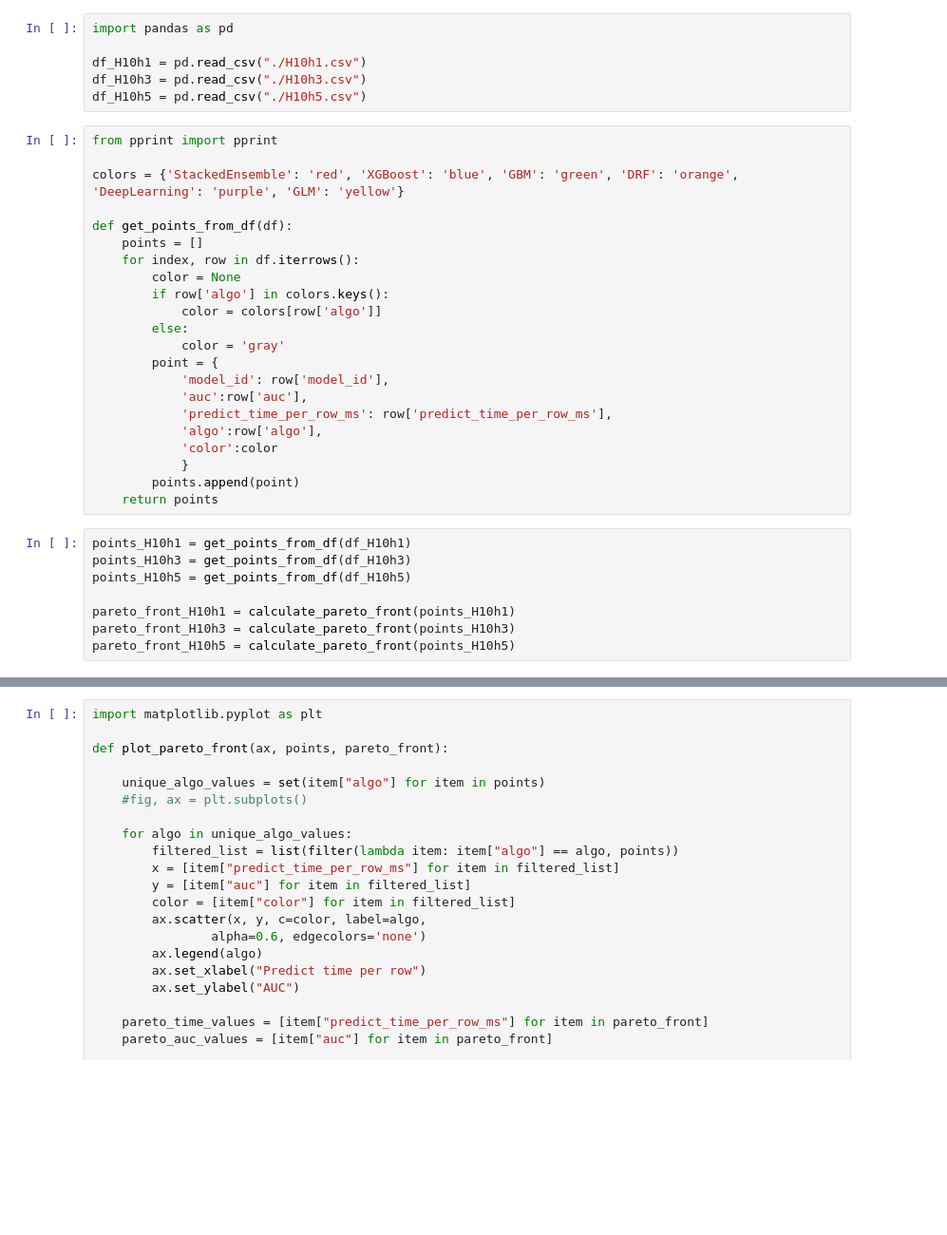
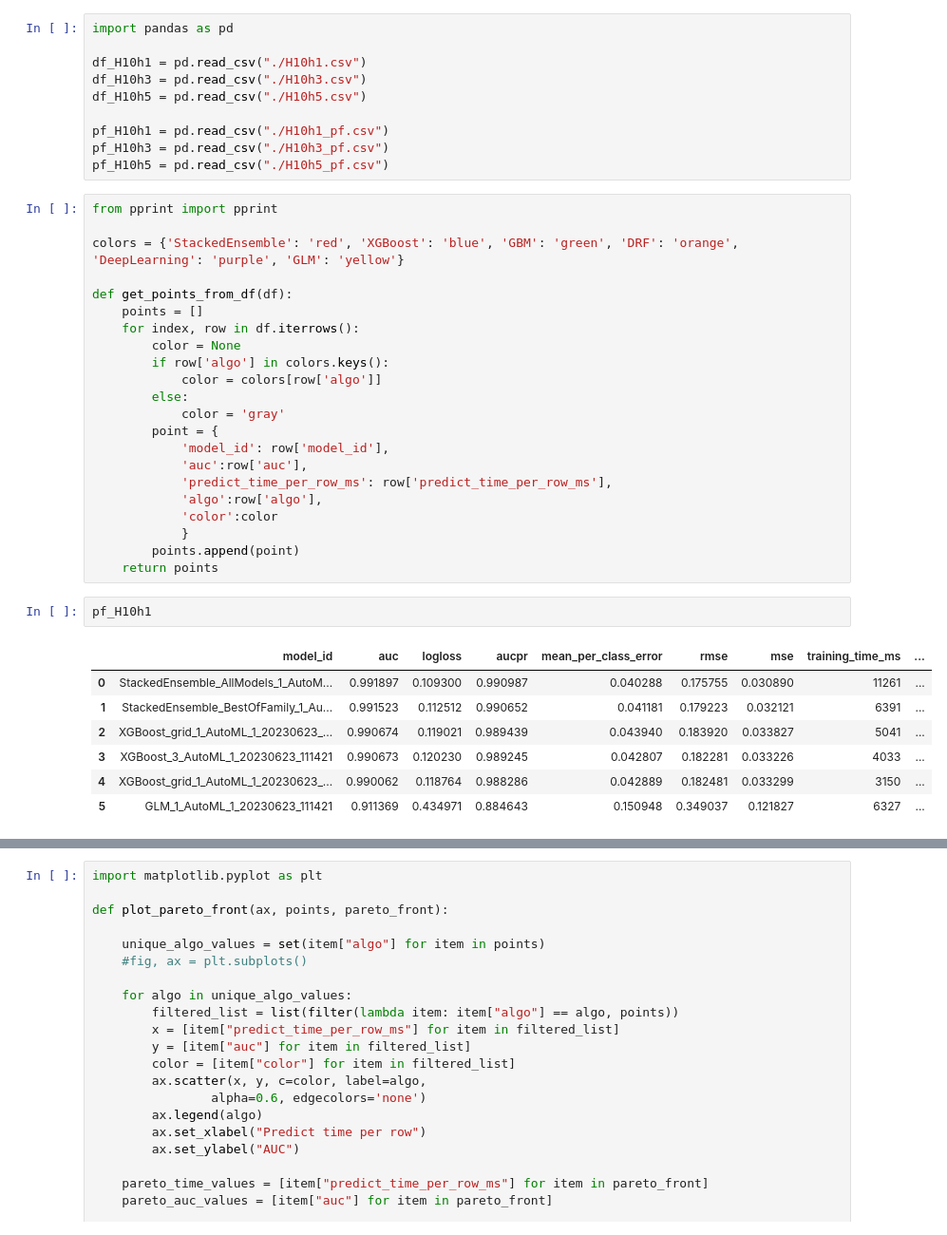
Before and after one commit to aavazquezs/paper_ugr_modo_automl_insolvency, a Jupyter notebook: pareto_front.ipynb, the cells around one changed output, grey strips where cells are left out. Shown at 95% size. Saved outputs shown, nothing was run; the diff lists cells and outputs as text; blank space fills up the shorter version.

```diff
--- a/pareto_front.ipynb
+++ b/pareto_front.ipynb
@@ -16,6 +16,10 @@ import pandas as pd
 df_H10h1 = pd.read_csv("./H10h1.csv")
 df_H10h3 = pd.read_csv("./H10h3.csv")
 df_H10h5 = pd.read_csv("./H10h5.csv")
+
+pf_H10h1 = pd.read_csv("./H10h1_pf.csv")
+pf_H10h3 = pd.read_csv("./H10h3_pf.csv")
+pf_H10h5 = pd.read_csv("./H10h5_pf.csv")
 # %%
 from pprint import pprint
 
@@ -38,11 +42,13 @@ def get_points_from_df(df):
             }
         points.append(point)
     return points
-# %%
-points_H10h1 = get_points_from_df(df_H10h1)
-points_H10h3 = get_points_from_df(df_H10h3)
-points_H10h5 = get_points_from_df(df_H10h5)
-
-pareto_front_H10h1 = calculate_pareto_front(points_H10h1)
-pareto_front_H10h3 = calculate_pareto_front(points_H10h3)
-pareto_front_H10h5 = calculate_pareto_front(points_H10h5)
+# %%
+pf_H10h1
+# %% [output]
+|  | model_id | auc | logloss | aucpr | mean_per_class_error | rmse | mse | training_time_ms | ... |
+| 0 | StackedEnsemble_AllModels_1_AutoM... | 0.991897 | 0.109300 | 0.990987 | 0.040288 | 0.175755 | 0.030890 | 11261 | ... |
+| 1 | StackedEnsemble_BestOfFamily_1_Au... | 0.991523 | 0.112512 | 0.990652 | 0.041181 | 0.179223 | 0.032121 | 6391 | ... |
+| 2 | XGBoost_grid_1_AutoML_1_20230623_... | 0.990674 | 0.119021 | 0.989439 | 0.043940 | 0.183920 | 0.033827 | 5041 | ... |
+| 3 | XGBoost_3_AutoML_1_20230623_111421 | 0.990673 | 0.120230 | 0.989245 | 0.042807 | 0.182281 | 0.033226 | 4033 | ... |
+| 4 | XGBoost_grid_1_AutoML_1_20230623_... | 0.990062 | 0.118764 | 0.988286 | 0.042889 | 0.182481 | 0.033299 | 3150 | ... |
+| 5 | GLM_1_AutoML_1_20230623_111421 | 0.911369 | 0.434971 | 0.884643 | 0.150948 | 0.349037 | 0.121827 | 6327 | ... |
```
Also changed, not shown: parts of 3 cells of this notebook, 9 other files.
